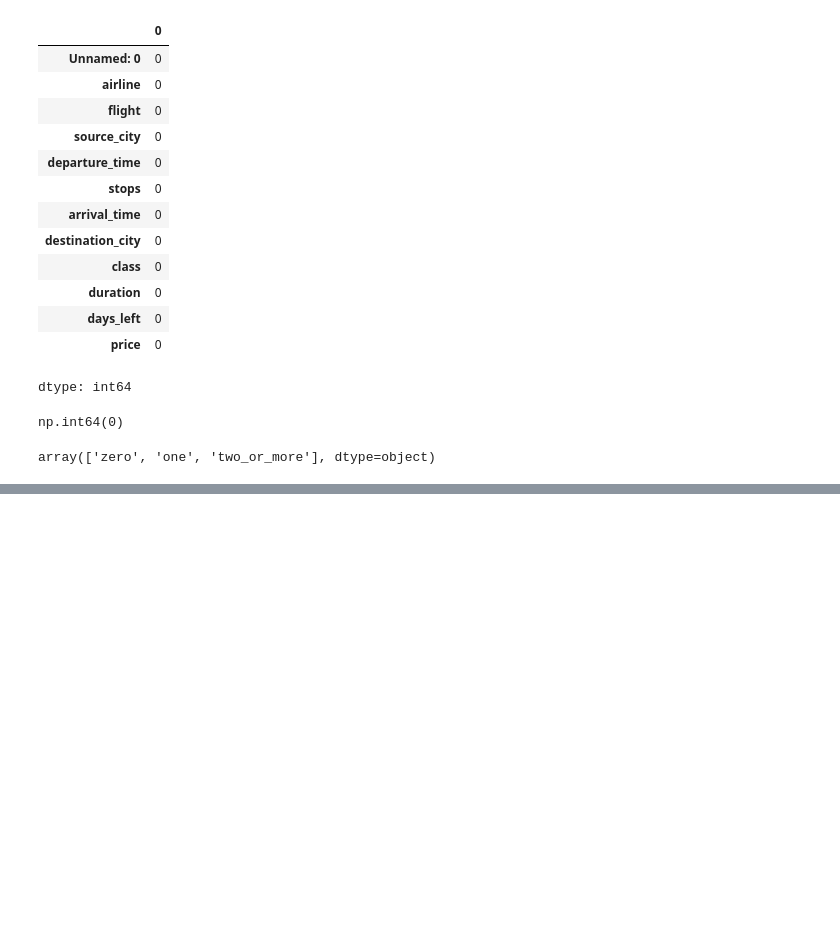
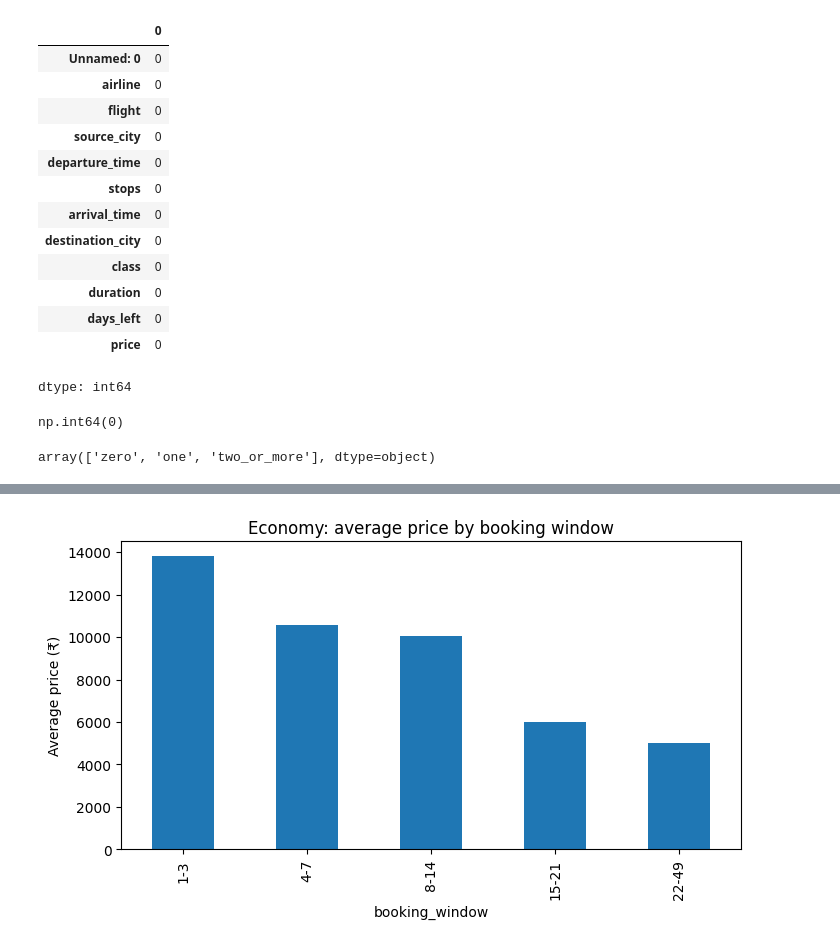
Before and after one commit to ParigiAnyaReddy0420/flight-advisor-using-ml, a Jupyter notebook: flight_advisor.ipynb, the cells around one changed output, grey strips where cells are left out. Cells and saved outputs as stored; diff of their text form; code cells hidden in the pictures; blank space fills up the shorter version.

```diff
--- a/flight_advisor.ipynb
+++ b/flight_advisor.ipynb
@@ -90,0 +272,11 @@ print(economy.shape, business.shape)
+# %%
+economy = economy.copy()
+economy["booking_window"] = pd.cut(economy["days_left"],
+                                   bins=[0, 3, 7, 14, 21, 49],
+                                   labels=["1-3", "4-7", "8-14", "15-21", "22-49"])
+economy.groupby("booking_window", observed=True)["price"].mean().plot(kind="bar", figsize=(8, 4))
+plt.ylabel("Average price (₹)")
+plt.title("Economy: average price by booking window")
+plt.show()
+# %% [output]
+[figure, added]
```
Also changed, not shown: parts of 38 cells of this notebook.
